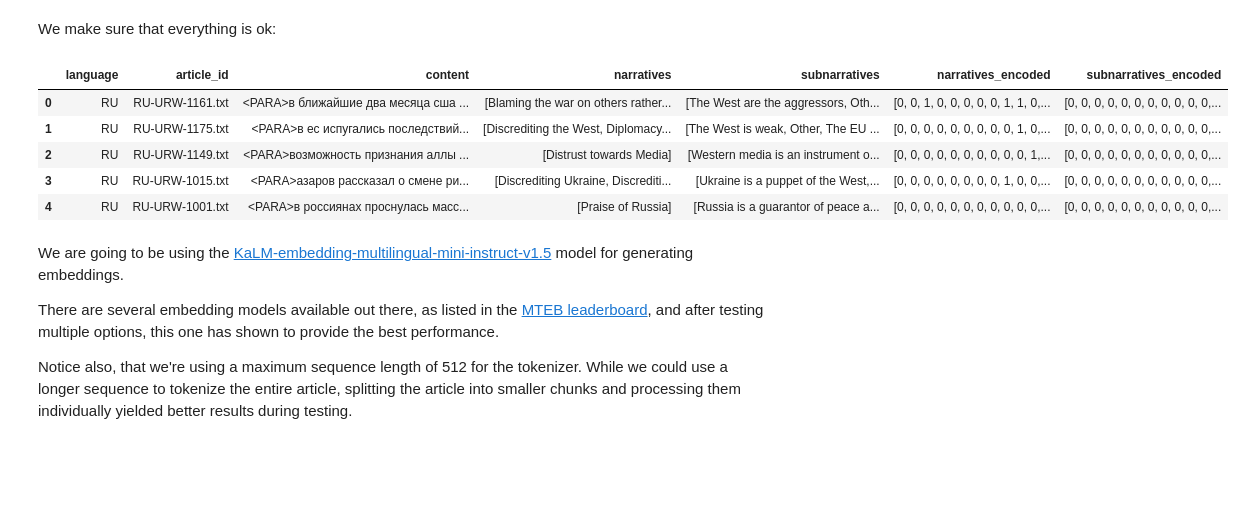
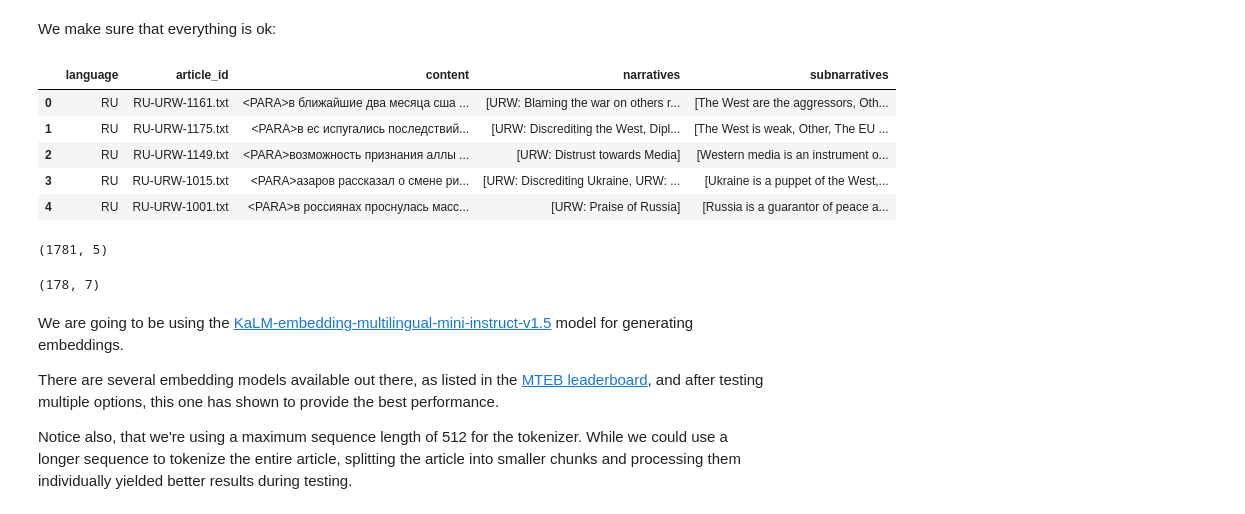
Before and after one commit to eleftheriouk/narrative-extraction-semeval, a Jupyter notebook: tasks/narratives/multilingual/get_embeddings_kalm.ipynb, the cells around one changed output. Drawn from its saved outputs; the diff is of its cells as text; code cells hidden in the pictures; blank space fills up the shorter version.

Commit message:
Final saved folder adjustments, and some notebook updates

```diff
--- a/tasks/narratives/multilingual/get_embeddings_kalm.ipynb
+++ b/tasks/narratives/multilingual/get_embeddings_kalm.ipynb
@@ -16,5 +16,5 @@ import os
 base_save_folder_dir = '../saved/'
 dataset_folder = os.path.join(base_save_folder_dir, 'Dataset')
 
-with open(os.path.join(dataset_folder, 'dataset_cleaned.pkl'), 'rb') as f:
-    dataset = pickle.load(f)
+with open(os.path.join(dataset_folder, 'dataset_train_cleaned.pkl'), 'rb') as f:
+    dataset_train = pickle.load(f)
@@ -21,14 +24,22 @@ with open(os.path.join(dataset_folder, 'dataset_cleaned.pkl'), 'rb') as f:
 # %% [markdown]
 We make sure that everything is ok:
 # %%
-dataset.head()
+dataset_train.head()
 # %% [output]
-|  | language | article_id | content | narratives | subnarratives | narratives_encoded | subnarratives_encoded |
-| 0 | RU | RU-URW-1161.txt | <PARA>в ближайшие два месяца сша ... | [Blaming the war on others rather... | [The West are the aggressors, Oth... | [0, 0, 1, 0, 0, 0, 0, 0, 1, 1, 0,... | [0, 0, 0, 0, 0, 0, 0, 0, 0, 0, 0,... |
-| 1 | RU | RU-URW-1175.txt | <PARA>в ес испугались последствий... | [Discrediting the West, Diplomacy... | [The West is weak, Other, The EU ... | [0, 0, 0, 0, 0, 0, 0, 0, 0, 1, 0,... | [0, 0, 0, 0, 0, 0, 0, 0, 0, 0, 0,... |
-| 2 | RU | RU-URW-1149.txt | <PARA>возможность признания аллы ... | [Distrust towards Media] | [Western media is an instrument o... | [0, 0, 0, 0, 0, 0, 0, 0, 0, 0, 1,... | [0, 0, 0, 0, 0, 0, 0, 0, 0, 0, 0,... |
-| 3 | RU | RU-URW-1015.txt | <PARA>азаров рассказал о смене ри... | [Discrediting Ukraine, Discrediti... | [Ukraine is a puppet of the West,... | [0, 0, 0, 0, 0, 0, 0, 0, 1, 0, 0,... | [0, 0, 0, 0, 0, 0, 0, 0, 0, 0, 0,... |
-| 4 | RU | RU-URW-1001.txt | <PARA>в россиянах проснулась масс... | [Praise of Russia] | [Russia is a guarantor of peace a... | [0, 0, 0, 0, 0, 0, 0, 0, 0, 0, 0,... | [0, 0, 0, 0, 0, 0, 0, 0, 0, 0, 0,... |
+|  | language | article_id | content | narratives | subnarratives |
+| 0 | RU | RU-URW-1161.txt | <PARA>в ближайшие два месяца сша ... | [URW: Blaming the war on others r... | [The West are the aggressors, Oth... |
+| 1 | RU | RU-URW-1175.txt | <PARA>в ес испугались последствий... | [URW: Discrediting the West, Dipl... | [The West is weak, Other, The EU ... |
+| 2 | RU | RU-URW-1149.txt | <PARA>возможность признания аллы ... | [URW: Distrust towards Media] | [Western media is an instrument o... |
+| 3 | RU | RU-URW-1015.txt | <PARA>азаров рассказал о смене ри... | [URW: Discrediting Ukraine, URW: ... | [Ukraine is a puppet of the West,... |
+| 4 | RU | RU-URW-1001.txt | <PARA>в россиянах проснулась масс... | [URW: Praise of Russia] | [Russia is a guarantor of peace a... |
+# %%
+dataset_train.shape
+# %% [output]
+(1781, 5)
+# %%
+dataset_val.shape
+# %% [output]
+(178, 7)
 # %% [markdown]
 We are going to be using the [KaLM-embedding-multilingual-mini-instruct-v1.5](https://huggingface.co/HIT-TMG/KaLM-embedding-multilingual-mini-instruct-v1.5) model for generating embeddings.
 
```
Also changed, not shown: parts of 10 cells of this notebook, 18 other files.
